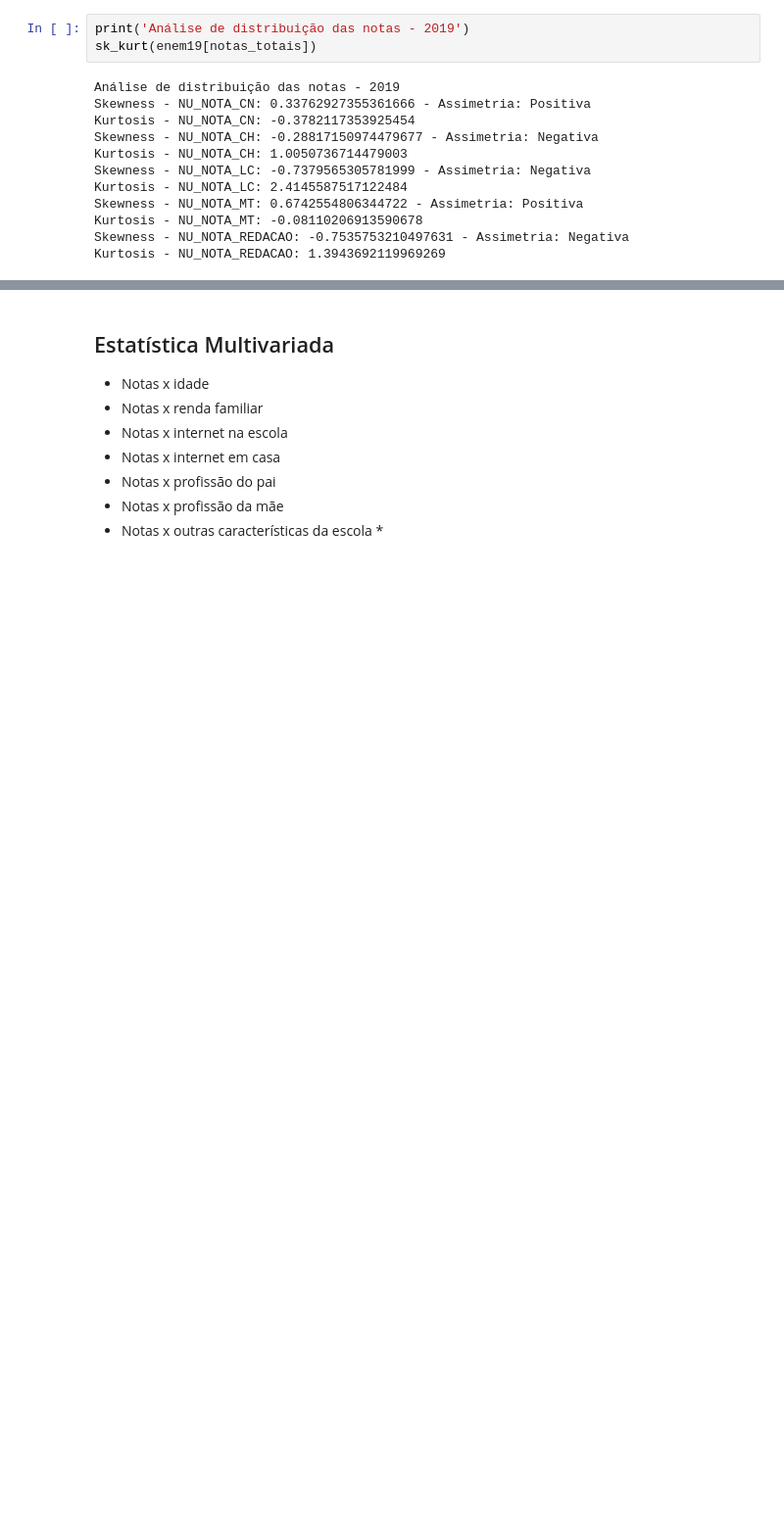
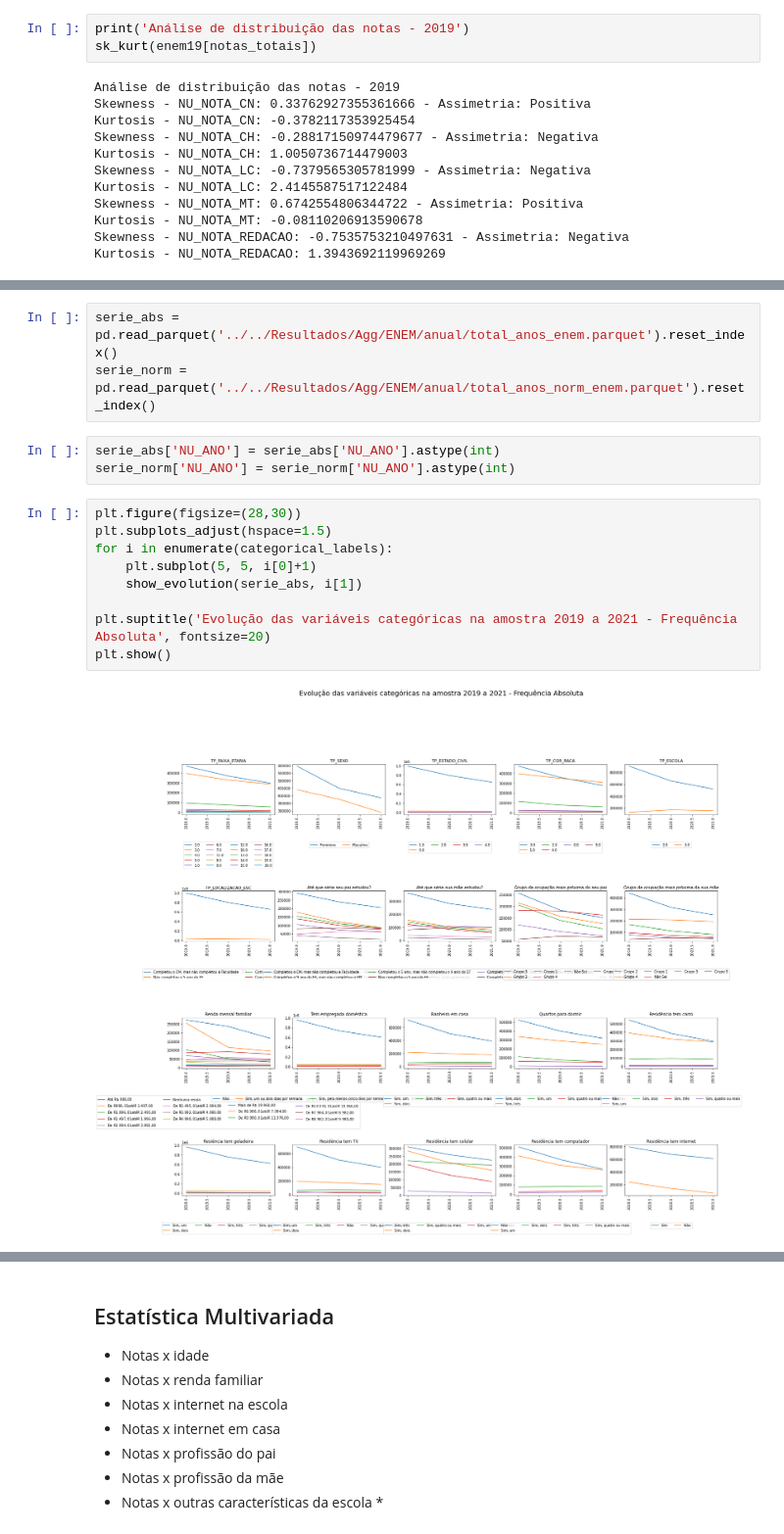
Before and after one commit to JV-Nunes/Relatorio-Conectividade, a Jupyter notebook: Analise/EDA/Enem.ipynb, the cells around one changed output, grey strips where cells are left out. Shown at 98% size. Saved outputs shown, nothing was run; the diff lists cells and outputs as text; blank space fills up the shorter version.

```diff
--- a/Analise/EDA/Enem.ipynb
+++ b/Analise/EDA/Enem.ipynb
@@ -124,0 +156,17 @@ for i in enumerate(categorical_cols):
+# %%
+serie_abs = pd.read_parquet('../../Resultados/Agg/ENEM/anual/total_anos_enem.parquet').reset_index()
+serie_norm = pd.read_parquet('../../Resultados/Agg/ENEM/anual/total_anos_norm_enem.parquet').reset_index()
+# %%
+serie_abs['NU_ANO'] = serie_abs['NU_ANO'].astype(int)
+serie_norm['NU_ANO'] = serie_norm['NU_ANO'].astype(int)
+# %%
+plt.figure(figsize=(28,30))
+plt.subplots_adjust(hspace=1.5)
+for i in enumerate(categorical_labels):
+    plt.subplot(5, 5, i[0]+1)
+    show_evolution(serie_abs, i[1])
+
+plt.suptitle('Evolução das variáveis categóricas na amostra 2019 a 2021 - Frequência Absoluta', fontsize=20)
+plt.show()
+# %% [output]
+[figure, added]
```
Also changed, not shown: parts of 18 cells of this notebook, 2 other files.
